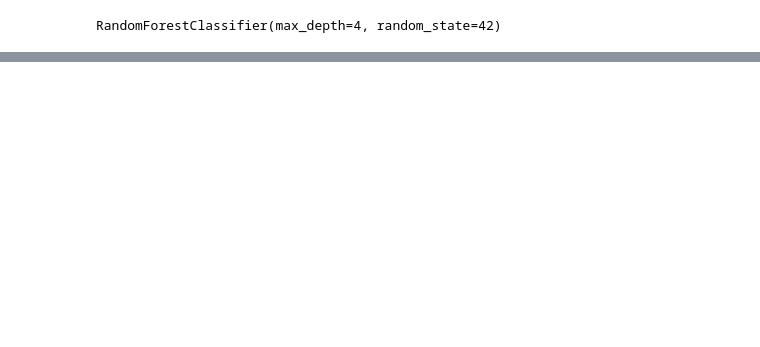
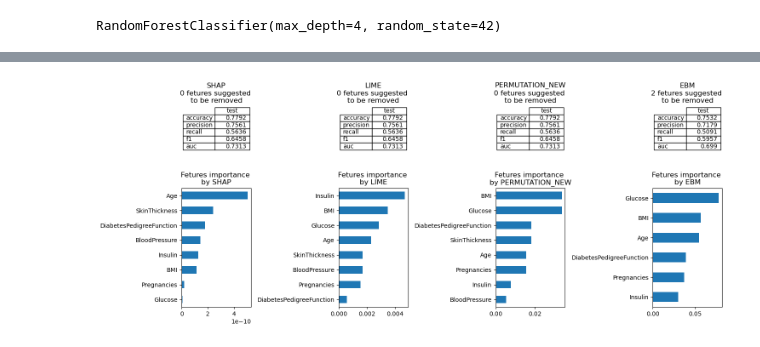
Before and after one commit to emunaran/xai-compare, a Jupyter notebook: explainer_comparison/comparison_tests/feature_selection_test.ipynb, the cells around one changed output, grey strips where cells are left out. Saved outputs shown, nothing was run; the diff lists cells and outputs as text; code cells hidden in the pictures; blank space fills up the shorter version.

```diff
--- a/explainer_comparison/comparison_tests/feature_selection_test.ipynb
+++ b/explainer_comparison/comparison_tests/feature_selection_test.ipynb
@@ -327,0 +194,7 @@ auc        0.887879  0.713871
+# %%
+# * print the final score- this is the score over the test set.
+# - after applying the process for each XAI method you should display the test score side by side
+
+plot_feat_select_results(results_dict_upd)
+# %% [output]
+[figure, added]
```
Also changed, not shown: parts of 19 cells of this notebook, 2 other files.
